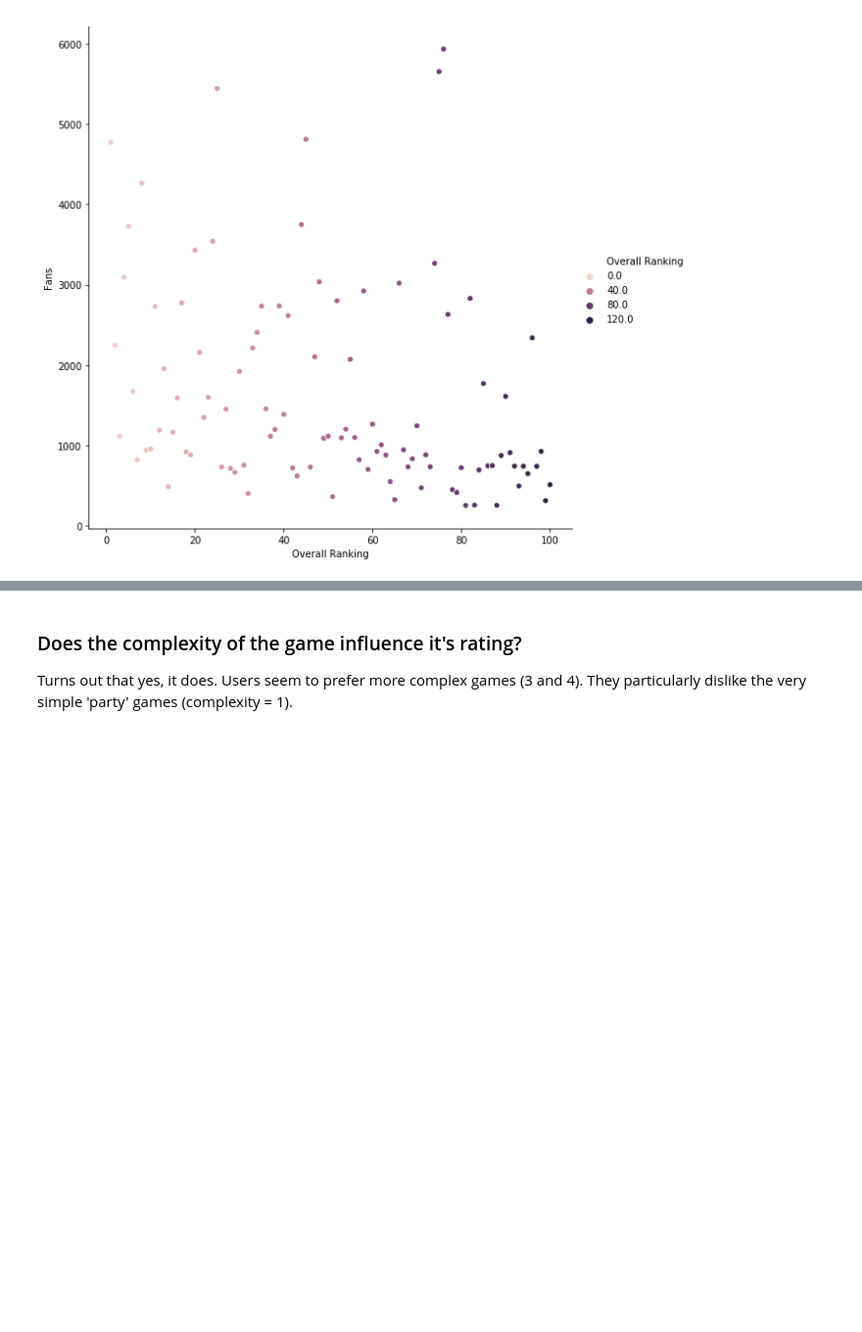
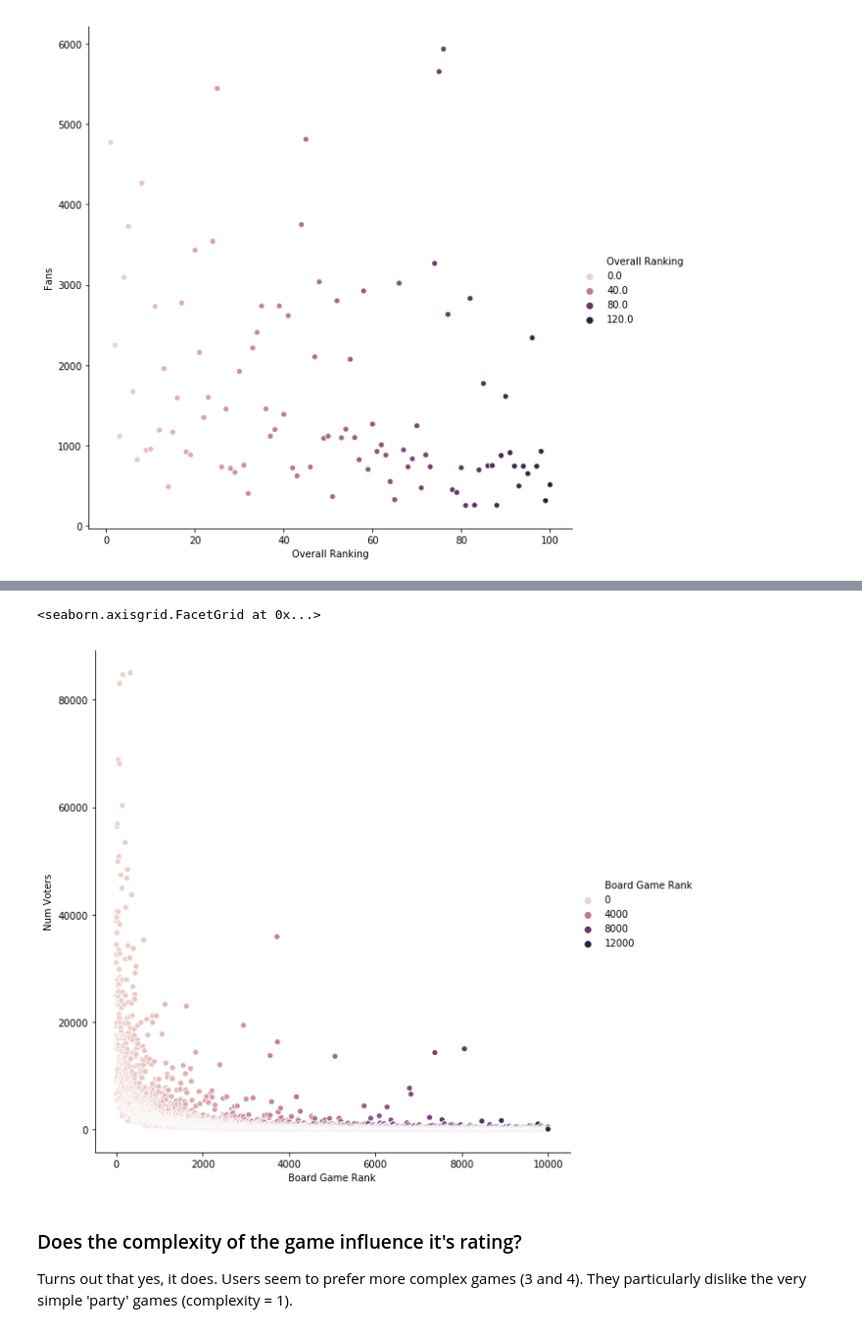
Before and after one commit to Szmariu/animated-winter, a Jupyter notebook: code.ipynb, the cells around one changed output, grey strips where cells are left out. Shown at 98% size. Cells and saved outputs as stored; diff of their text form; code cells hidden in the pictures; blank space fills up the shorter version.

```diff
--- a/code.ipynb
+++ b/code.ipynb
@@ -266,3 +286,9 @@ sns.relplot(x="Overall Ranking", y="Fans", data=detailedTable, height = 8, hue =
+# %%
+# For the top 10 000
+sns.relplot(x="Board Game Rank", y="Num Voters", data=summaryTable, height = 8, hue = 'Board Game Rank')
+# %% [output]
+<seaborn.axisgrid.FacetGrid at 0x...>
+[figure, added]
 # %% [markdown]
 ### Does the complexity of the game influence it's rating?
 Turns out that yes, it does. Users seem to prefer more complex games (3 and 4). They particularly dislike the very simple 'party' games (complexity = 1).
```
Also changed, not shown: parts of 7 cells of this notebook.
